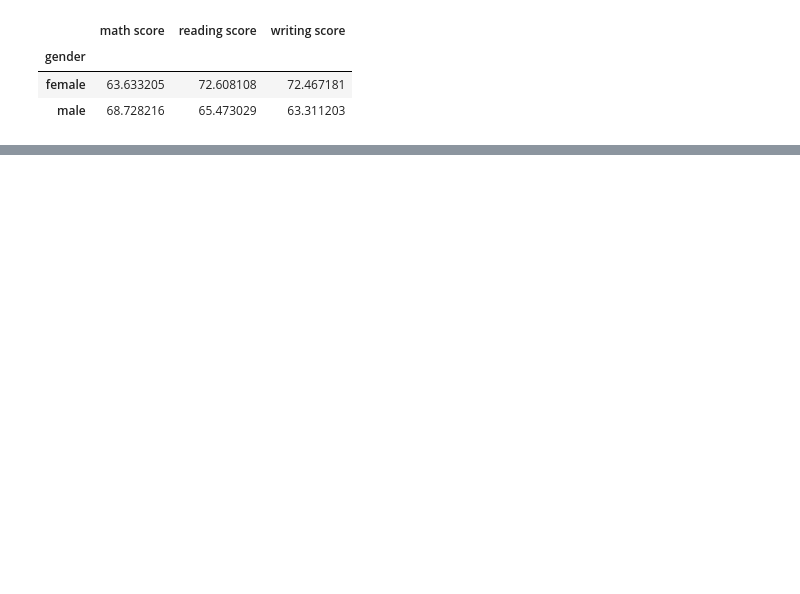
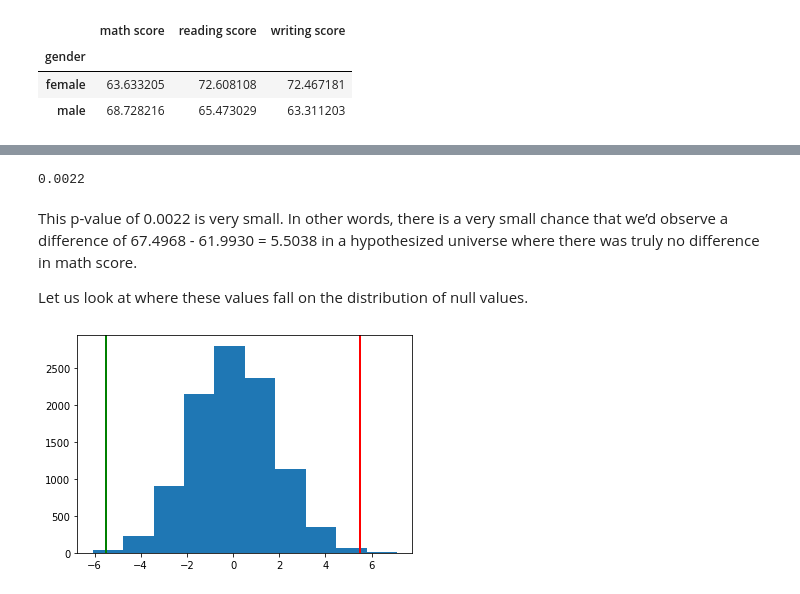
Before and after one commit to Marvykalu/DataScience_Projects, a Jupyter notebook: Practical_Statistics/StudentsPerformance.ipynb, the cells around one changed output, grey strips where cells are left out. Saved outputs shown, nothing was run; the diff lists cells and outputs as text; code cells hidden in the pictures; blank space fills up the shorter version.

```diff
--- a/Practical_Statistics/StudentsPerformance.ipynb
+++ b/Practical_Statistics/StudentsPerformance.ipynb
@@ -111,5 +158,5 @@ The standard deviation of our sampling distribution is 2.0948266222149825
 # %%
-null_vals = np.random.normal(0, np.std(boot_mean), 10000)
+null_vals = np.random.normal(0, np.std(diff_mean), 10000)
 # %%
 plt.hist(null_vals);
 plt.axvline(samp_diff_means,color='r', linewidth=2);
@@ -134,0 +196,19 @@ In other words, this p-value is sufficiently small to reject our hypothesized un
+# %%
+#values more extreme than our sample mean in either direction away from our null hyp
+null_mean = 0.007934
+(null_vals > samp_diff_means).mean() + (null_vals < null_mean +(null_mean - samp_diff_means)).mean()
+# %% [output]
+0.0022
+# %% [markdown]
+This p-value of 0.0022 is very small. In other words, there is a very small chance that we’d observe a difference of 67.4968 - 61.9930 = 5.5038 in a hypothesized universe where there was truly no difference in math score.
+
+Let us look at where these values fall on the distribution of null values.
+# %%
+high = samp_diff_means
+low = null_mean + (null_mean - samp_diff_means)
+
+plt.hist(null_vals);
+plt.axvline(low,color='g', linewidth=2)
+plt.axvline(high,color='r', linewidth=2);
+# %% [output]
+[figure, added]
```
Also changed, not shown: parts of 28 cells of this notebook.
